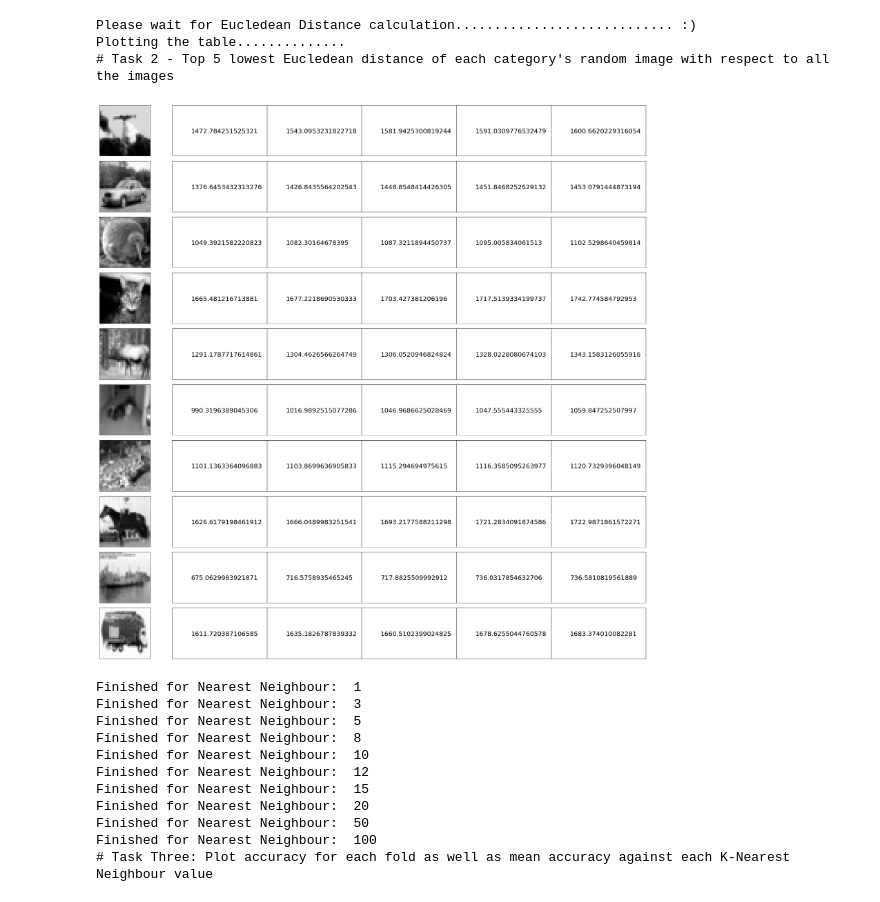
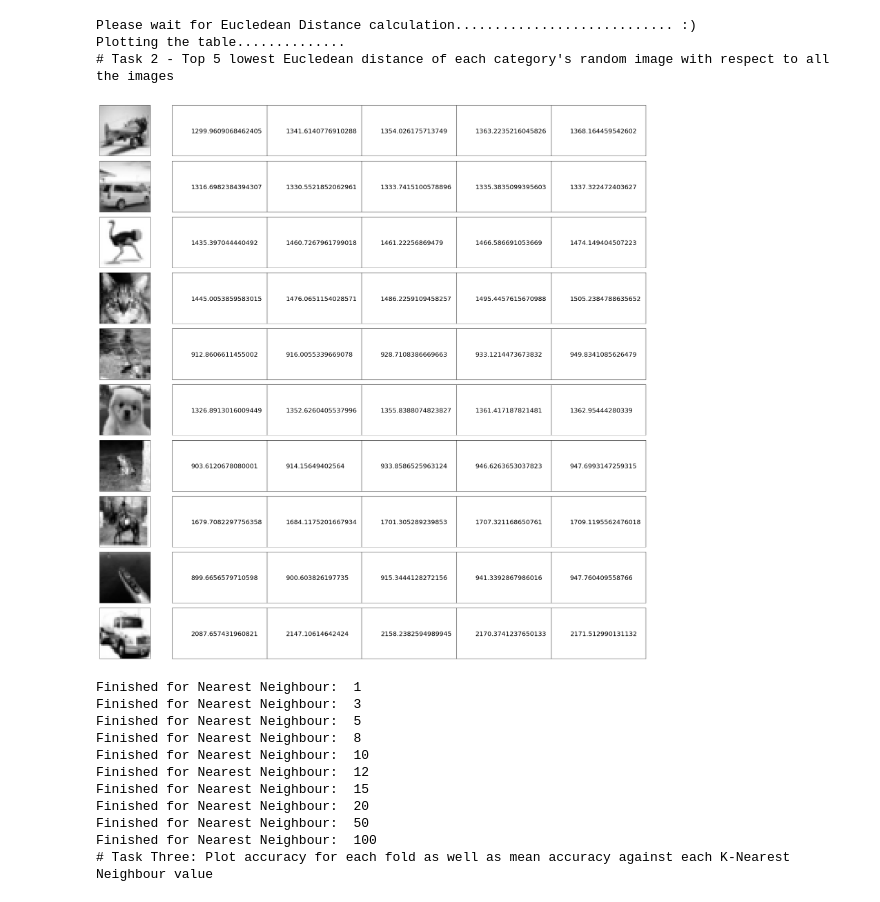
Before and after one commit to Wahiduzzaman21/ImageProcessingMS, a Jupyter notebook: 19-91455-3_Assignment.ipynb, the cells around one changed output. Saved outputs shown, nothing was run; the diff lists cells and outputs as text; code cells hidden in the pictures.

```diff
--- a/19-91455-3_Assignment.ipynb
+++ b/19-91455-3_Assignment.ipynb
@@ -192,5 +192,5 @@ Plotting the table..............
 # %%
-random_number = np.random.randint(0, 5000)embedded-picture
+random_number = np.random.randint(0, 5000)
 
 print ("Please wait for Eucledean Distance calculation............................ :)")
 
@@ -268,34 +268,34 @@ for m in range(10):
                 ax[m, n].text(0.2, 0.45, str(eucledean_distance_frog[n]), fontsize=20)
 
             elif m == 7 and n==0:
                 ax[m, n].imshow(np_horse[random_number], cmap=plt.get_cmap("gray"))
             elif m == 7 and n>0:
                 ax[m, n].text(0.2, 0.45, str(eucledean_distance_horse[n]), fontsize=20)
 
             elif m == 8 and n==0:
                 ax[m, n].imshow(np_ship[random_number], cmap=plt.get_cmap("gray"))
             elif m == 8 and n>0:
                 ax[m, n].text(0.2, 0.45, str(eucledean_distance_ship[n]), fontsize=20)
 
             elif m == 9 and n==0:
                 ax[m, n].imshow(np_truck[random_number], cmap=plt.get_cmap("gray"))
             elif m == 9 and n>0:
                 ax[m, n].text(0.2, 0.45, str(eucledean_distance_truck[n]), fontsize=20)
 
             ax[m, n].get_xaxis().set_visible(False)
             ax[m, n].get_yaxis().set_visible(False)
             f.subplots_adjust(hspace=0.1)
             f.subplots_adjust(wspace=0)
 
 
 print ("# Task 2 - Top 5 lowest Eucledean distance of each category's random image with respect to all the images")
 
 plt.show()
 # %% [output]
 Please wait for Eucledean Distance calculation............................ :)
 Plotting the table..............
 # Task 2 - Top 5 lowest Eucledean distance of each category's random image with respect to all the images
-[figure, old version]
+[figure, new version]
 # %%
 from numba import jit
 
```
Also changed, not shown: parts of 1 cell of this notebook.
